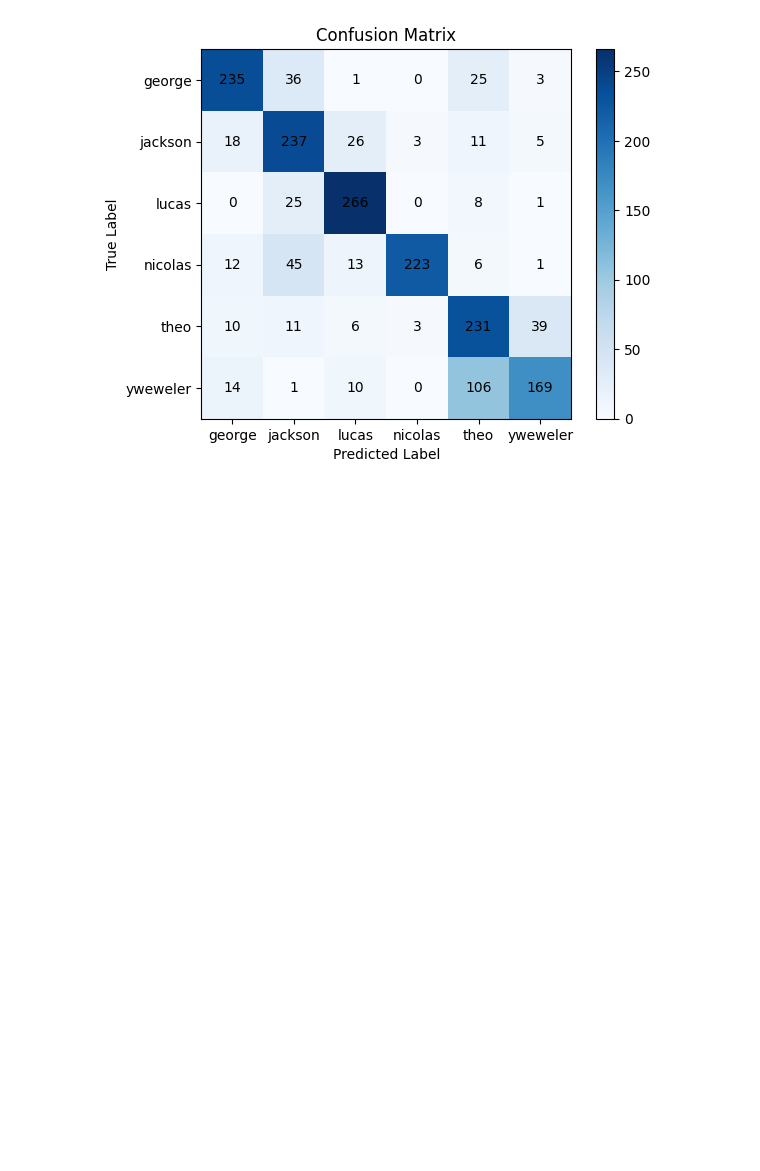
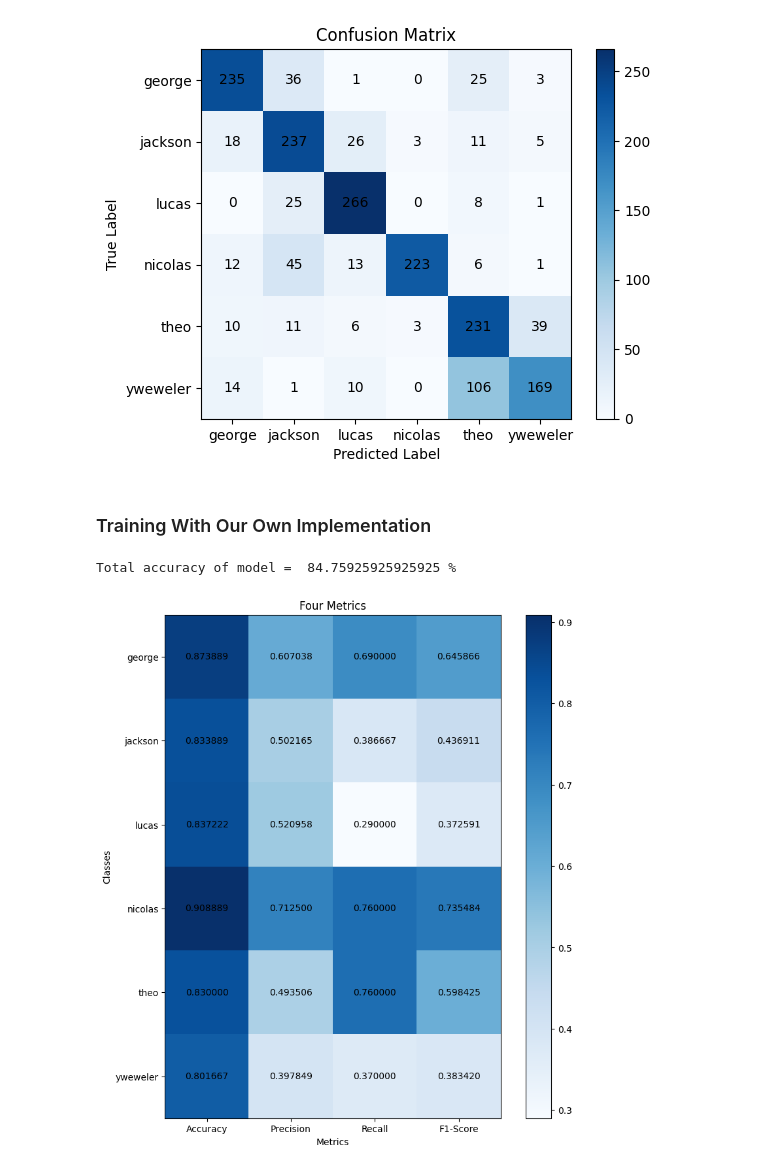
Before and after one commit to javadkavian/AI_Assignments, a Jupyter notebook: A2/AI_A2_report.ipynb, the cells around one changed output. Drawn from its saved outputs; the diff is of its cells as text; code cells hidden in the pictures; blank space fills up the shorter version.

```diff
--- a/A2/AI_A2_report.ipynb
+++ b/A2/AI_A2_report.ipynb
@@ -423,7 +423,7 @@ e.plot_confusion_matrix()
 ## Training On Speakers
 # %%
 numberOfClasses = 6
-numberOfFilesPerClasses = 500
+numberOfFilesPerClasses = 500*3
 classLabels = ['george', 'jackson', 'lucas', 'nicolas', 'theo', 'yweweler']
 # %%
 audioIndex = 0
@@ -504,3 +504,28 @@ e.plot_per_class_metrics()
 e.plot_confusion_matrix()
 # %% [output]
 [figure]
+# %% [markdown]
+### Training With Our Own Implementation
+# %%
+hmm_models_H = np.empty(numberOfClasses, dtype=object)
+for i in range(numberOfClasses):
+    hmm_models_H[i] = HMM(num_hidden_states=13)
+    hmm_models_H[i].train(trainDatas[i], 10)
+# %%
+predictions = []
+for i in range(numberOfClasses):
+    for test_query in testDatas[i]:
+        scores = []
+        for j in range(numberOfClasses):
+            scores.append(hmm_models_H[j].score(test_query))
+        predictions.append(np.argmax(scores))
+# %%
+e = Eval(classLabels, predictions)
+e.calcMetrics()
+e.printTotalAccuracy()
+# %% [output]
+Total accuracy of model =  84.75925925925925 %
+# %%
+e.plot_per_class_metrics()
+# %% [output]
+[figure, added]
```
Also changed, not shown: parts of 4 cells of this notebook.
